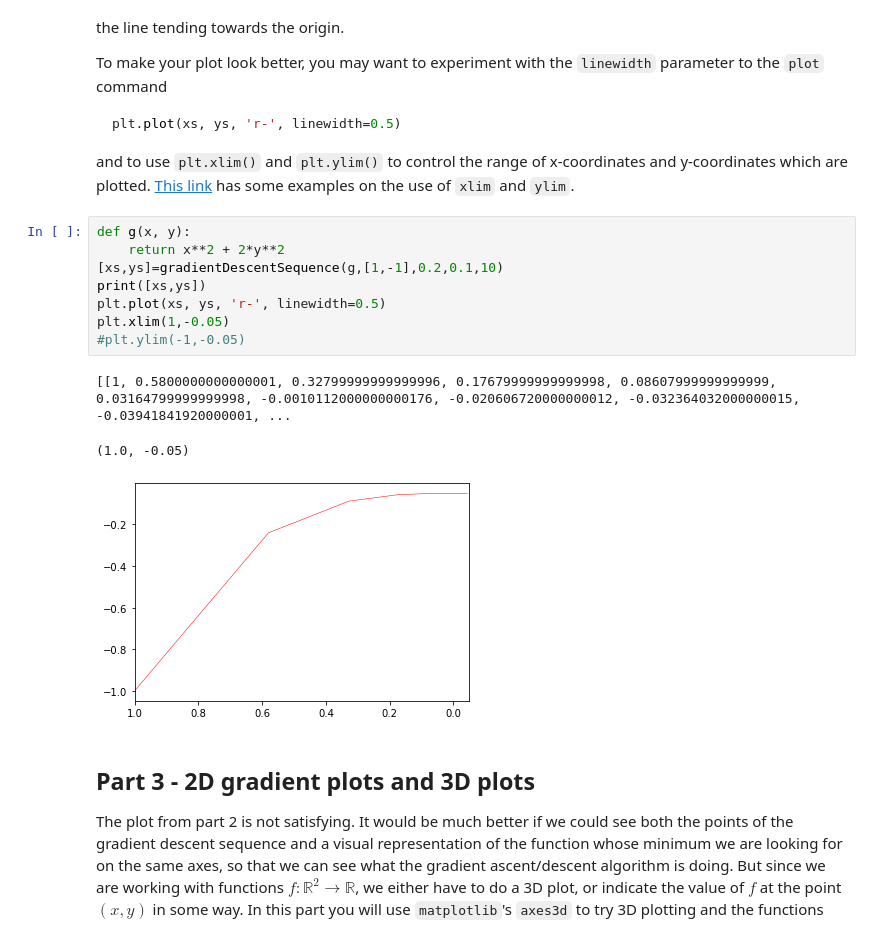
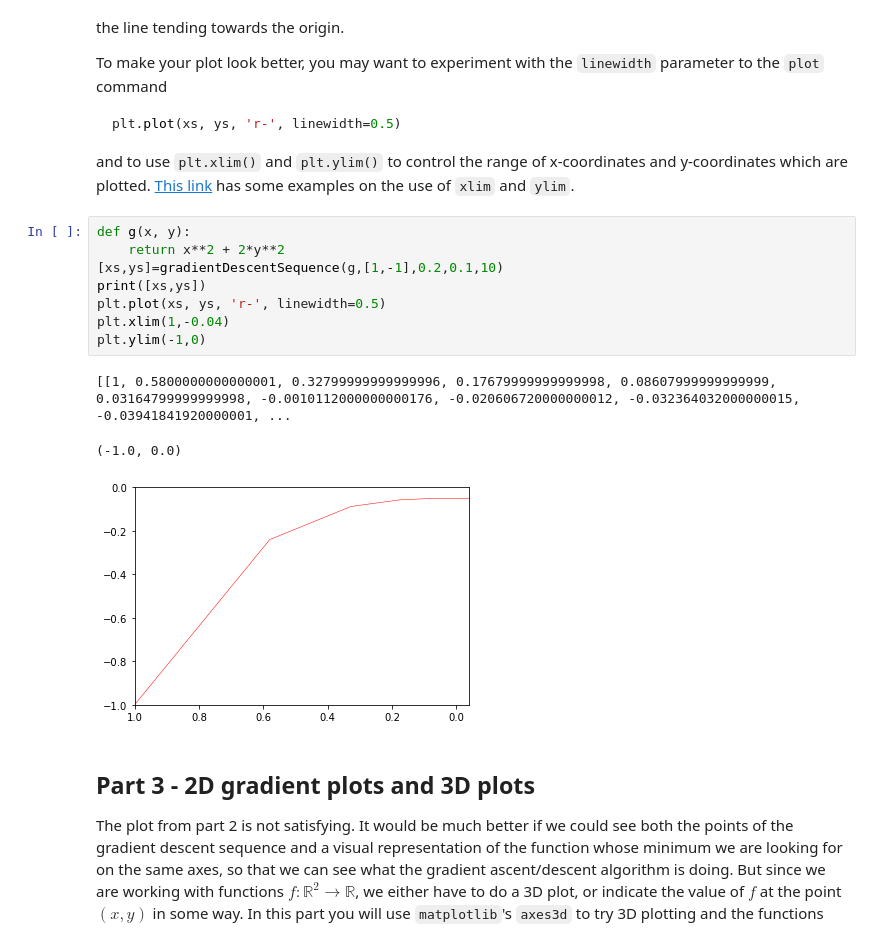
Before and after one commit to yuuee-www/Project---Gradient-Descent, a Jupyter notebook: Project 4 - Gradient Descent .ipynb, the cells around one changed output. Cells and saved outputs as stored; diff of their text form.

```diff
--- a/Project 4 - Gradient Descent .ipynb
+++ b/Project 4 - Gradient Descent .ipynb
@@ -136,15 +136,15 @@ and to use `plt.xlim()` and `plt.ylim()` to control the range of x-coordinates a
 # %%
 def g(x, y):
     return x**2 + 2*y**2
 [xs,ys]=gradientDescentSequence(g,[1,-1],0.2,0.1,10)
 print([xs,ys])
 plt.plot(xs, ys, 'r-', linewidth=0.5)
-plt.xlim(1,-0.05)
-#plt.ylim(-1,-0.05)
+plt.xlim(1,-0.04)
+plt.ylim(-1,0)
 # %% [output]
 [[1, 0.5800000000000001, 0.32799999999999996, 0.17679999999999998, 0.08607999999999999, 0.03164799999999998, -0.0010112000000000176, -0.020606720000000012, -0.032364032000000015, -0.03941841920000001, ...
-(1.0, -0.05)
+(-1.0, 0.0)
-[figure, old version]
+[figure, new version]
 # %% [markdown]
 ## Part 3 - 2D gradient plots and 3D plots
 
```
Also changed, not shown: parts of 3 cells of this notebook.
